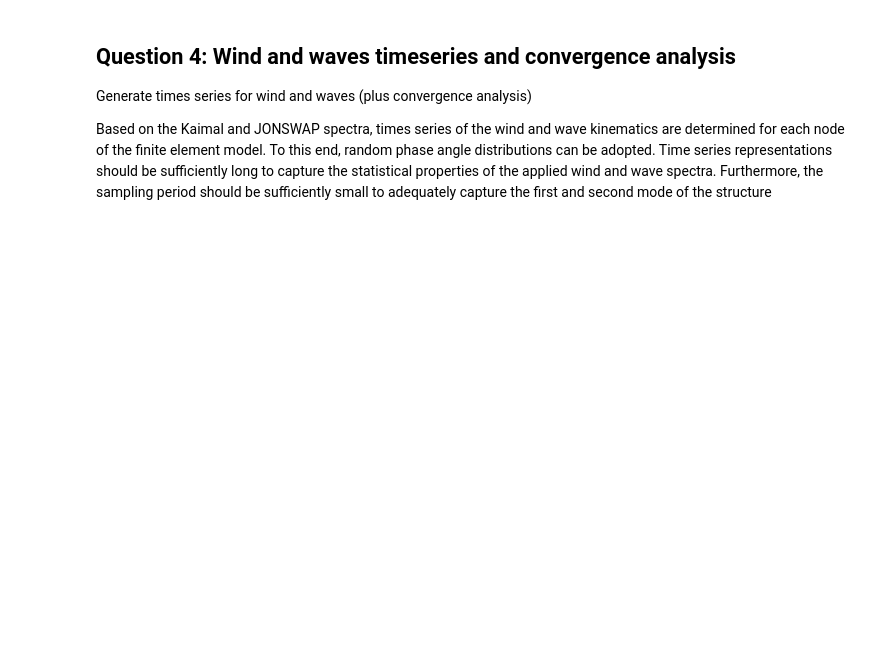
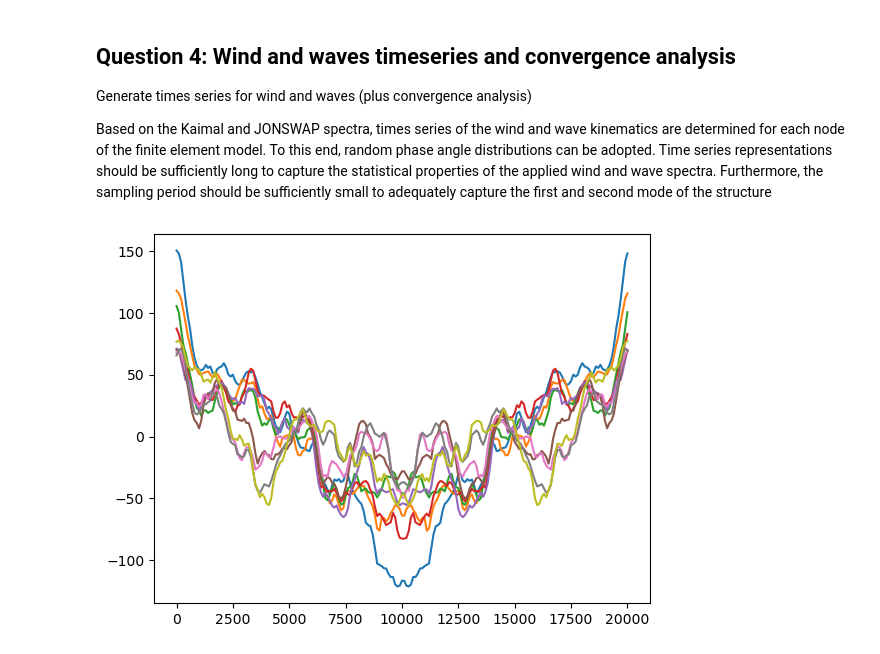
Before and after one commit to Lymone96/CIEM5220-Group2, a Jupyter notebook: 2_WW/WW_Assignment (Question 1-4).ipynb, the cells around one changed output. Drawn from its saved outputs; the diff is of its cells as text; code cells hidden in the pictures; blank space fills up the shorter version.

```diff
--- a/2_WW/WW_Assignment (Question 1-4).ipynb
+++ b/2_WW/WW_Assignment (Question 1-4).ipynb
@@ -476,4 +476,41 @@ distributions can be adopted. Time series representations should be sufficiently
 the statistical properties of the applied wind and wave spectra. Furthermore, the sampling
 period should be sufficiently small to adequately capture the first and second mode of the
 structure
+# %%
+# Bart attempt at question 4
+# not sure about the last step involving the ifft and the time vector.
+
+df = f_kaimal[1] - f_kaimal[0]  # Frequency resolution
+N = len(f_kaimal)  # Number of frequency bins
+
+complex_fourier_coefficients = np.zeros((len(z_nodes_air), len(f_kaimal)), dtype=complex)
+
+# for every frequency
+for i in range(N):
+    S_n = S_wind_cross[:, :, i]
+
+    random_phase = np.random.uniform(0, 2 * np.pi, size=len(S_n[0]))
+    random_phase_vector = np.exp(1j * random_phase)
+
+    H_n = np.linalg.cholesky(S_n)
+
+    V_n = H_n @ random_phase_vector
+
+    mask = np.eye(len(S_n))
+
+    A_n = np.sqrt(2*S_n*df) * mask
+
+    X_n = A_n @ V_n
+
+    complex_fourier_coefficients[:, i] = X_n
+
+dt = 1 / df
+
+for i in range(len(z_nodes_air)):
+    X_complex = N * np.concatenate(([0+0j], complex_fourier_coefficients[i], complex_fourier_coefficients[i][::-1]))
+    time_series = np.fft.ifft(X_complex).real
+    time = np.arange(len(time_series)) * dt  # Time vector based on frequency resolution and number of bins
+    plt.plot(time, time_series)
+# %% [output]
+[figure, added]
 # %%
```
Also changed, not shown: parts of 10 cells of this notebook, 1 other file.
